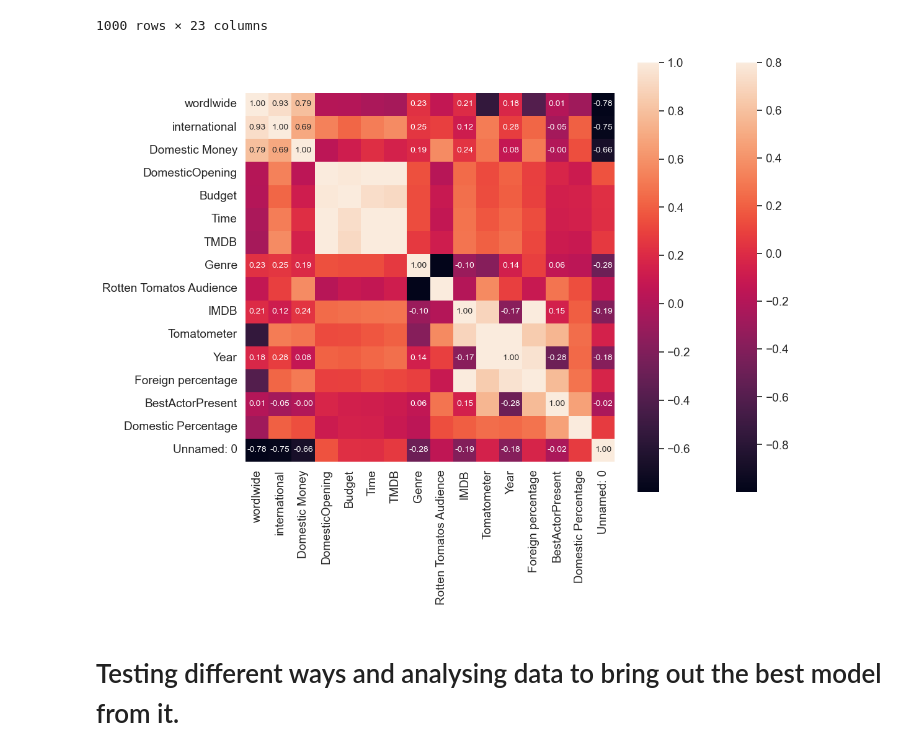
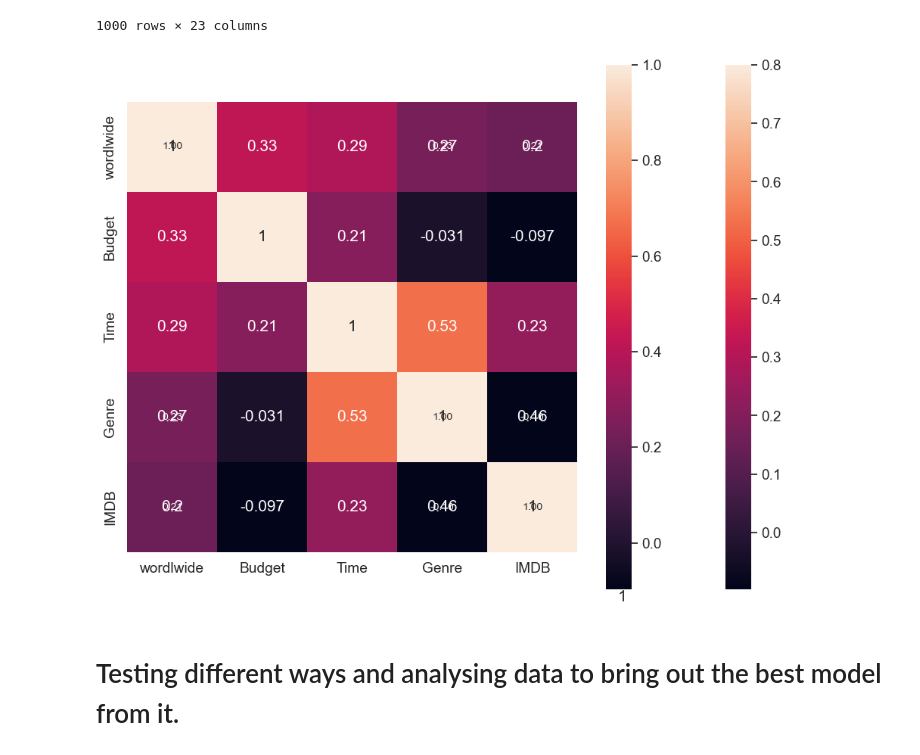
Before and after one commit to aliiyevali/IMDB-Movie-Exploration-Project, a Jupyter notebook: Linear.ipynb, the cells around one changed output. Saved outputs shown, nothing was run; the diff lists cells and outputs as text; code cells hidden in the pictures.

```diff
--- a/Linear.ipynb
+++ b/Linear.ipynb
@@ -6,6 +6,16 @@ import matplotlib.pyplot as plt
 import seaborn as sns
 from sklearn.preprocessing import OneHotEncoder
 from sklearn.preprocessing import StandardScaler
+import numpy as np
+import pandas as pd
+import matplotlib.pyplot as plt
+import seaborn as sns
+from scipy import stats
+from sklearn.preprocessing import StandardScaler
+from sklearn.model_selection import train_test_split
+from sklearn.linear_model import LinearRegression
+sns.set()
+from sklearn.cluster import KMeans
 myqo=pd.read_csv("/Users/aa085/Lets begin/Plo.csv")
 myqo
 # %% [output]
@@ -249,16 +235,16 @@ df2=pd.read_csv("/Users/aa085/Lets begin/Readytogo3.csv") #Contains Dummy for Ac
 # %%
 #Analysing corelattions between most important values
 corrmat = df2.corr()
 f, ax = plt.subplots(figsize=(12, 9))
-sns.heatmap(corrmat, vmax=.8, square=True);
-k = 23 #number of variables for heatmap
+sns.heatmap(corrmat, vmax=.8, square=True, annot=True);
+k = 5 #number of variables for heatmap
 cols = corrmat.nlargest(k, 'wordlwide')['wordlwide'].index
 cm = np.corrcoef(df2[cols].values.T)
 sns.set(font_scale=1.25)
 hm = sns.heatmap(cm, cbar=True, annot=True, square=True, fmt='.2f', annot_kws={'size': 10}, yticklabels=cols.values, xticklabels=cols.values)
 plt.show()
 # %% [output]
-[figure, old version]
+[figure, new version]
 # %% [markdown]
 # Testing different ways and analysing data to bring out the best model from it.
 # %%
```
Also changed, not shown: parts of 101 cells of this notebook.
